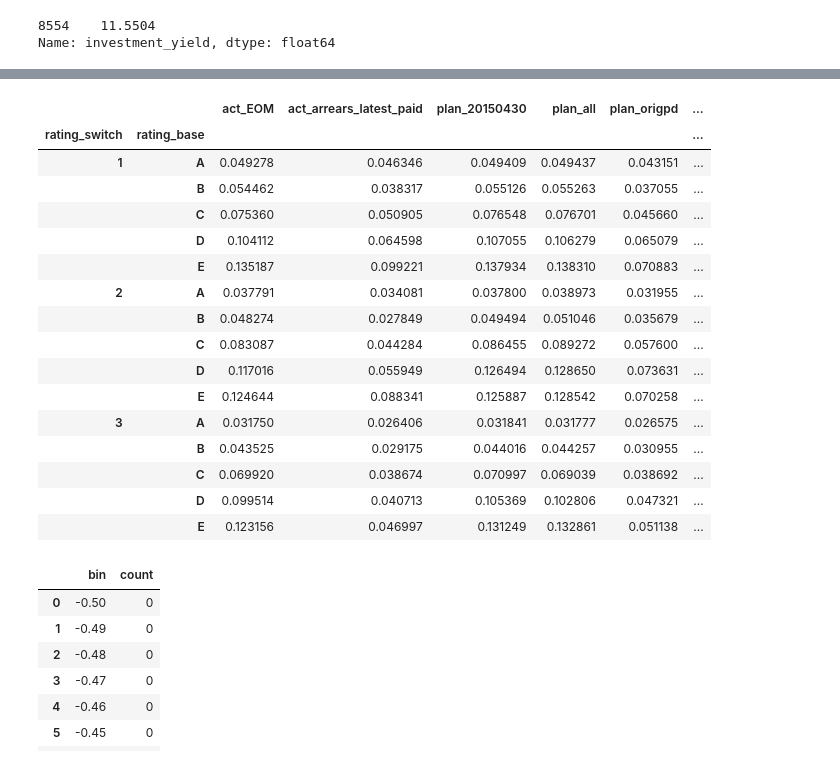
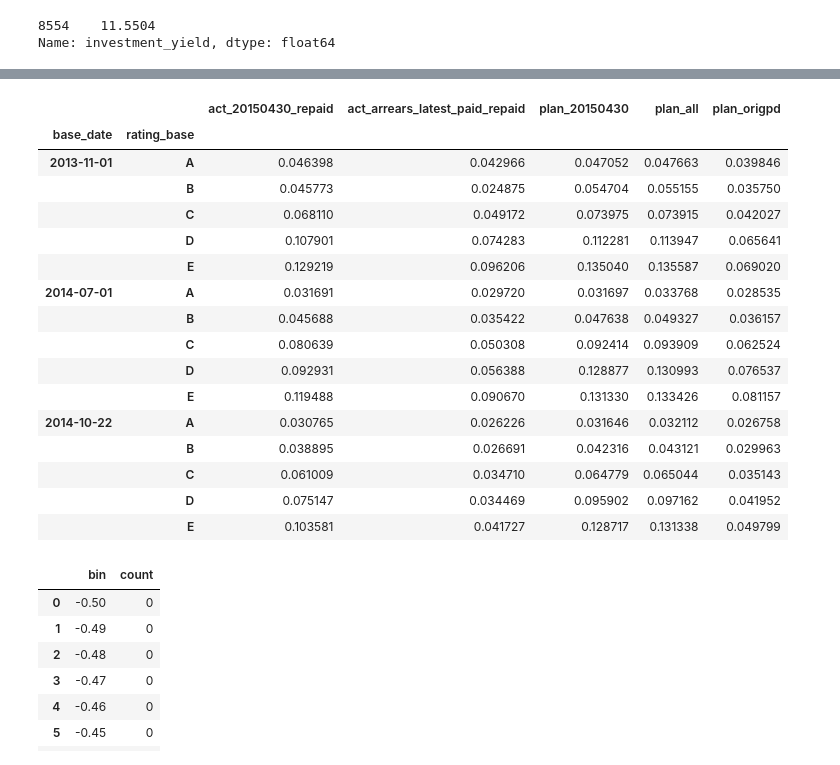
Before and after one commit to seanv507/IPython-Notebooks, a Jupyter notebook: returns01.ipynb, the cells around one changed output, grey strips where cells are left out. Saved outputs shown, nothing was run; the diff lists cells and outputs as text; code cells hidden in the pictures.

Commit message:
returns 01 actual payments is not working...[need to check.. ] was adding defaults

```diff
--- a/returns01.ipynb
+++ b/returns01.ipynb
@@ -854,0 +987,8 @@ cashflows_act_origpd_latest_paid_investor=generate_cashflows(future_pd_30360_ori
+# %%
+def replace_repaid(actual_cashflows,plan_cashflows):
+    return pd.concat([actual_cashflows[actual_cashflows.payback_state!='payback_complete'],
+                      plan_cashflows[plan_cashflows.payback_state=='payback_complete']],ignore_index=True)
+# %%
+cashflows_act_investor_20150430_repaid = replace_repaid(cashflows_act_investor_20150430,cashflows_plan_investor_all)
+cashflows_act_arrears_latest_paid_investor_repaid = replace_repaid( cashflows_act_arrears_latest_paid_investor,cashflows_plan_investor_all)
+cashflows_act_origpd_latest_paid_investor_repaid = replace_repaid( cashflows_act_origpd_latest_paid_investor,cashflows_plan_investor_all)
@@ -963,4 +1120,4 @@ def gen_rating(cashflows, orig_date_str, exc_loans):
                      (cashflows.originated_since_date<orig_date) &
                     ~(cashflows.id_loan.isin(exc_loans))
                     ]\
-        .groupby(['rating_switch','rating_base']).apply(lambda x: xirr(x.payment,x.dcf))
+        .groupby(['base_date','rating_base']).apply(lambda x: xirr(x.payment,x.dcf))
@@ -981,8 +1133,9 @@ Name: investment_yield, dtype: float64
 # %%
-rating_switch_plan_20150430_xirr=gen_rating(cashflows_plan_investor_20150430, '2015-02-28',[3,4,6,8,11,14])
-rating_switch_plan_all_xirr=gen_rating(cashflows_plan_investor_all, '2015-02-28',[3,4,6,8,11,14])
-rating_switch_plan_origpd_xirr=gen_rating(cashflows_plan_origpd_all, '2015-02-28', [3,4,6,8,11,14])
-rating_switch_act_EOM_xirr=gen_rating(cashflows_act_investor_EOM, '2015-02-28', [3,4,6,8,11,14])
-rating_switch_act_arrears_latest_paid_investor=gen_rating(cashflows_act_arrears_latest_paid_investor, '2015-02-28', [3,4,6,8,11,14])
-rating_switch_act_origpd_latest_paid_investor=gen_rating(cashflows_act_origpd_latest_paid_investor, '2015-02-28', [3,4,6,8,11,14])
+
+rating_switch_plan_all_xirr=gen_rating(cashflows_plan_investor_all, '2015-01-31',[3,4,6,8,11,14])
+rating_switch_plan_origpd_xirr=gen_rating(cashflows_plan_origpd_all, '2015-01-31', [3,4,6,8,11,14])
+rating_switch_plan_20150430_xirr=gen_rating(cashflows_plan_investor_20150430, '2015-01-31', [3,4,6,8,11,14])
+rating_switch_act_20150430_repaid_xirr=gen_rating(cashflows_act_investor_20150430_repaid, '2015-01-31', [3,4,6,8,11,14])
+rating_switch_act_arrears_latest_paid_investor_repaid=gen_rating(cashflows_act_arrears_latest_paid_investor_repaid, '2015-01-31', [3,4,6,8,11,14])
+rating_switch_act_origpd_latest_paid_investor_repaid=gen_rating(cashflows_act_origpd_latest_paid_investor_repaid, '2015-01-31', [3,4,6,8,11,14])
 #rating_switch_act_xirr=gen_rating(cashflows_act_investor, '2015-02-28', [3,4,6,8,11,14])
@@ -991,30 +1154,29 @@ rating_switch_plan_origpd_noshift_xirr=gen_rating(cashflows_plan_origpd_noshift_
 # %%
 rating_switch_xirr=pd.DataFrame({'plan_all':rating_switch_plan_all_xirr,\
                                 'plan_20150430':rating_switch_plan_20150430_xirr,\
                                 'plan_origpd':rating_switch_plan_origpd_xirr,\
-                                 'plan_origpd_noshift':rating_switch_plan_origpd_noshift_xirr,\
-                                'act_EOM':rating_switch_act_EOM_xirr,\
-                                'act_arrears_latest_paid':rating_switch_act_arrears_latest_paid_investor})
+                                'act_20150430_repaid':rating_switch_act_20150430_repaid_xirr,\
+                                'act_arrears_latest_paid_repaid':rating_switch_act_arrears_latest_paid_investor_repaid})
 rating_switch_xirr.to_clipboard()
 rating_switch_xirr
 # %% [output]
-|  |  | act_EOM | act_arrears_latest_paid | plan_20150430 | plan_all | plan_origpd | ... |
-| rating_switch | rating_base |  |  |  |  |  | ... |
-| 1 | A | 0.049278 | 0.046346 | 0.049409 | 0.049437 | 0.043151 | ... |
-|  | B | 0.054462 | 0.038317 | 0.055126 | 0.055263 | 0.037055 | ... |
-|  | C | 0.075360 | 0.050905 | 0.076548 | 0.076701 | 0.045660 | ... |
-|  | D | 0.104112 | 0.064598 | 0.107055 | 0.106279 | 0.065079 | ... |
-|  | E | 0.135187 | 0.099221 | 0.137934 | 0.138310 | 0.070883 | ... |
-| 2 | A | 0.037791 | 0.034081 | 0.037800 | 0.038973 | 0.031955 | ... |
-|  | B | 0.048274 | 0.027849 | 0.049494 | 0.051046 | 0.035679 | ... |
-|  | C | 0.083087 | 0.044284 | 0.086455 | 0.089272 | 0.057600 | ... |
-|  | D | 0.117016 | 0.055949 | 0.126494 | 0.128650 | 0.073631 | ... |
-|  | E | 0.124644 | 0.088341 | 0.125887 | 0.128542 | 0.070258 | ... |
-| 3 | A | 0.031750 | 0.026406 | 0.031841 | 0.031777 | 0.026575 | ... |
-|  | B | 0.043525 | 0.029175 | 0.044016 | 0.044257 | 0.030955 | ... |
-|  | C | 0.069920 | 0.038674 | 0.070997 | 0.069039 | 0.038692 | ... |
-|  | D | 0.099514 | 0.040713 | 0.105369 | 0.102806 | 0.047321 | ... |
-|  | E | 0.123156 | 0.046997 | 0.131249 | 0.132861 | 0.051138 | ... |
+|  |  | act_20150430_repaid | act_arrears_latest_paid_repaid | plan_20150430 | plan_all | plan_origpd |
+| base_date | rating_base |  |  |  |  |  |
+| 2013-11-01 | A | 0.046398 | 0.042966 | 0.047052 | 0.047663 | 0.039846 |
+|  | B | 0.045773 | 0.024875 | 0.054704 | 0.055155 | 0.035750 |
+|  | C | 0.068110 | 0.049172 | 0.073975 | 0.073915 | 0.042027 |
+|  | D | 0.107901 | 0.074283 | 0.112281 | 0.113947 | 0.065641 |
+|  | E | 0.129219 | 0.096206 | 0.135040 | 0.135587 | 0.069020 |
+| 2014-07-01 | A | 0.031691 | 0.029720 | 0.031697 | 0.033768 | 0.028535 |
+|  | B | 0.045688 | 0.035422 | 0.047638 | 0.049327 | 0.036157 |
+|  | C | 0.080639 | 0.050308 | 0.092414 | 0.093909 | 0.062524 |
+|  | D | 0.092931 | 0.056388 | 0.128877 | 0.130993 | 0.076537 |
+|  | E | 0.119488 | 0.090670 | 0.131330 | 0.133426 | 0.081157 |
+| 2014-10-22 | A | 0.030765 | 0.026226 | 0.031646 | 0.032112 | 0.026758 |
+|  | B | 0.038895 | 0.026691 | 0.042316 | 0.043121 | 0.029963 |
+|  | C | 0.061009 | 0.034710 | 0.064779 | 0.065044 | 0.035143 |
+|  | D | 0.075147 | 0.034469 | 0.095902 | 0.097162 | 0.041952 |
+|  | E | 0.103581 | 0.041727 | 0.128717 | 0.131338 | 0.049799 |
 # %%
 cnt,bns=np.histogram(investor_fut_bucket_30360_xirr_orig, bins=np.linspace(-.5,.5,101))
 a=pd.DataFrame({'bin':bns[:-1], 'count':cnt})
```
Also changed, not shown: parts of 51 cells of this notebook, 1 other file.
